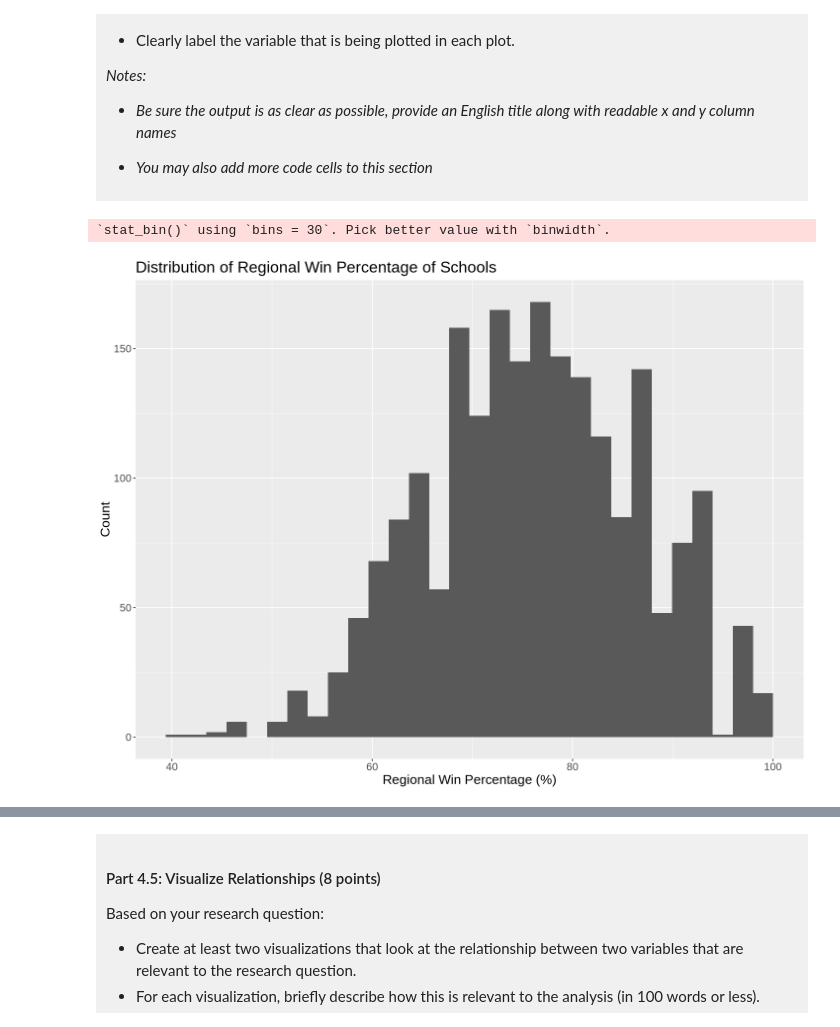
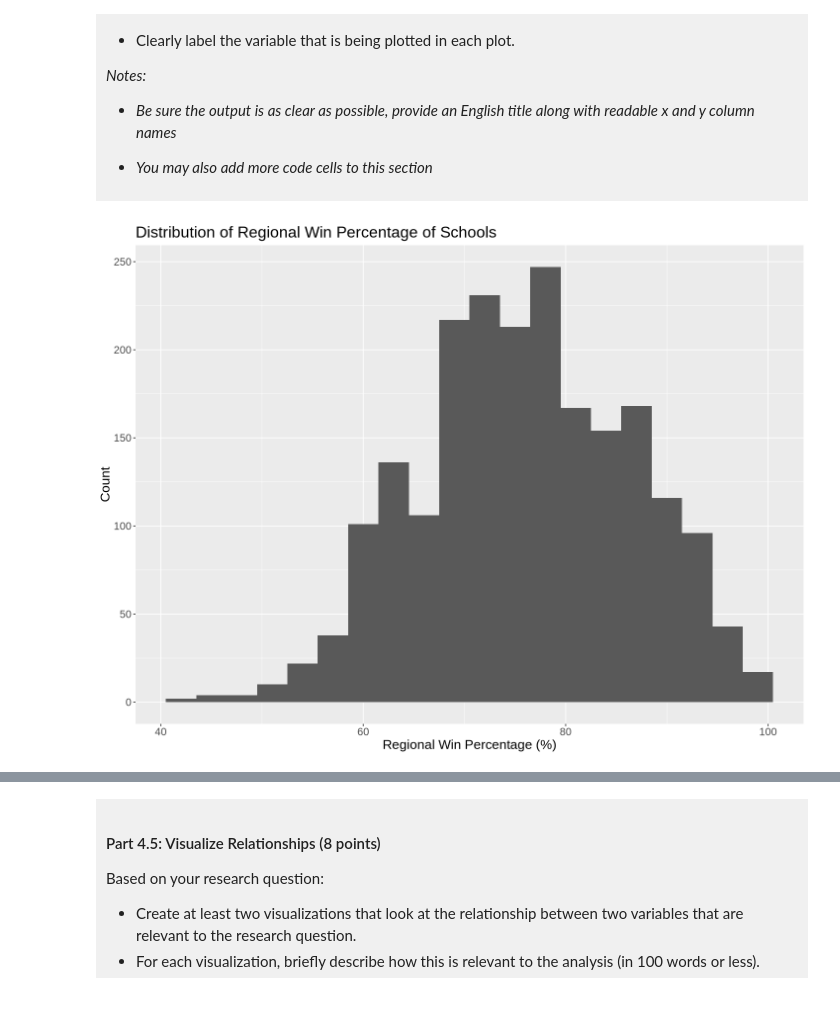
Before and after one commit to m-zha/DSCI-100-PROJECT-MAX-ZHA, a Jupyter notebook: dsci-100-project-notebook.ipynb, the cells around one changed output, grey strips where cells are left out. Drawn from its saved outputs; the diff is of its cells as text; code cells hidden in the pictures.

Commit message:
Change
Changed binwidth in geom_histogram

```diff
--- a/dsci-100-project-notebook.ipynb
+++ b/dsci-100-project-notebook.ipynb
@@ -355,17 +355,16 @@ A tibble: 62 × 2
 # %%
 WMM_visualization1<-WMM_data_tidy|>
     ggplot(aes(x=reg_wins_pct))+
     ggtitle("Distribution of Regional Win Percentage of Schools")+
-    geom_histogram()+
+    geom_histogram(binwidth=3)+
     labs(
         x="Regional Win Percentage (%)",
         y="Count"
         )+
     theme(text=element_text(size=16))
 WMM_visualization1
 # %% [output]
-`stat_bin()` using `bins = 30`. Pick better value with `binwidth`.
-[figure, old version]
+[figure, new version]
 # %%
 WMM_visualization2<-WMM_data1|>
     ggplot(aes(x=tourney_finish))+
```
Also changed, not shown: parts of 2 cells of this notebook.
